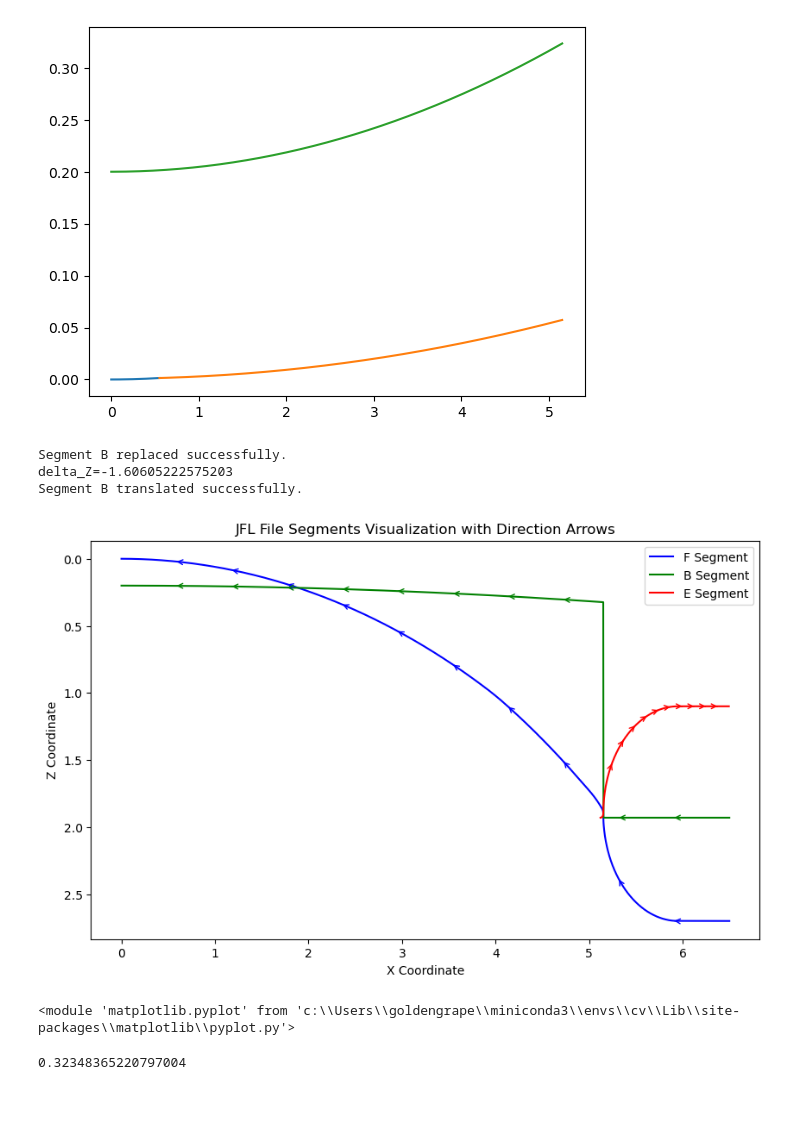
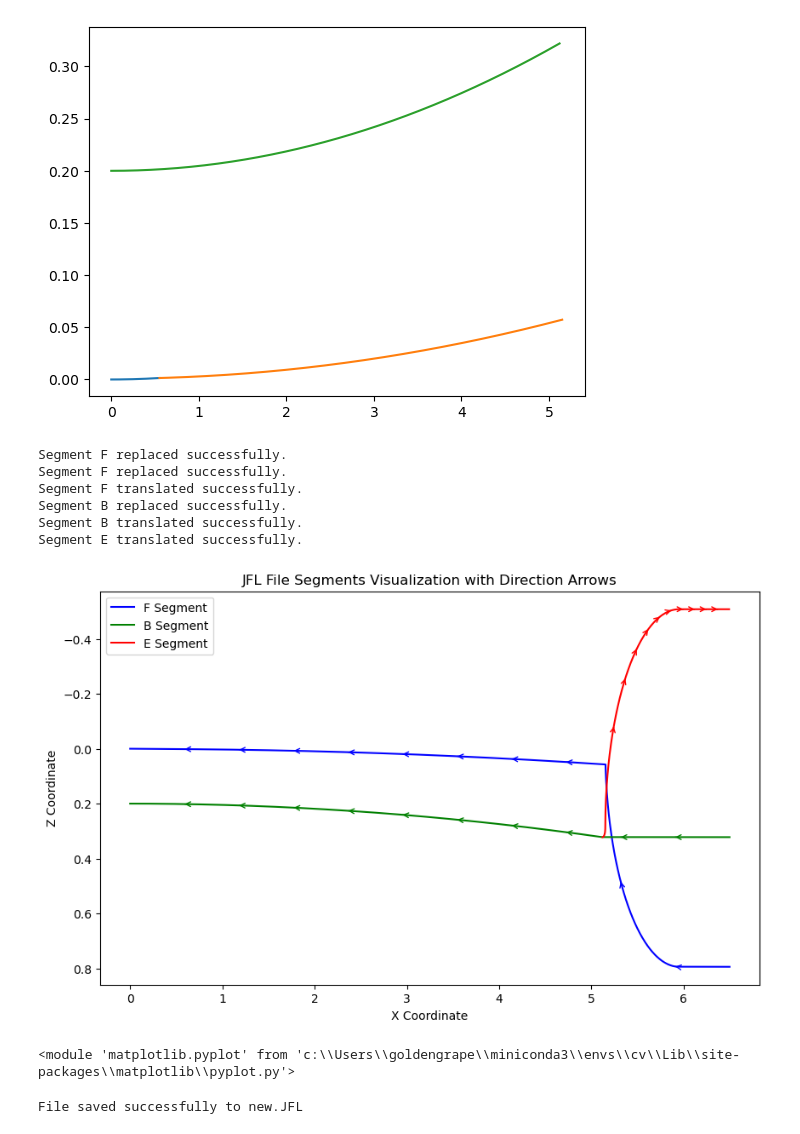
Before and after one commit to GAUSHCLEAR/jfl_to_conic, a Jupyter notebook: microlens_on_RGP.ipynb, the cells around one changed output. Cells and saved outputs as stored; diff of their text form; code cells hidden in the pictures; blank space fills up the shorter version.

Commit message:
Add optional parameter to specify head for translation

```diff
--- a/microlens_on_RGP.ipynb
+++ b/microlens_on_RGP.ipynb
@@ -16,7 +16,7 @@ whole_lens_semi_diameter=7
 
 base_lens_back_R=107.4545
 base_lens_back_Q=0
-base_lens_back_semi_diameter=base_lens_semi_diameter
+base_lens_back_semi_diameter=5.12
 
 center_thickness=0.2
 # %%
@@ -42,32 +42,38 @@ plt.show()
 # %% [output]
 [figure]
 # %%
-# segments1=replace_segment(segments,'F',
-#             0,
-#             microlens_semi_diameter,
-#             microlens_sag)
-# segments2=replace_segment(segments1,'F',
-#             microlens_semi_diameter,
-#             base_lens_semi_diameter,
-#             base_lens_sag)
-# segments3=translate_segment(segments2,'F',
-#             base_lens_semi_diameter,whole_lens_semi_diameter,
-#             base_lens_sag[0])
-segments4=replace_segment(segments,'B',
+segments1=replace_segment(segments,'F',
+            0,
+            microlens_semi_diameter,
+            microlens_sag)
+segments2=replace_segment(segments1,'F',
+            microlens_semi_diameter,
+            base_lens_semi_diameter,
+            base_lens_sag)
+segments3=translate_segment(segments2,'F',
+            base_lens_semi_diameter,whole_lens_semi_diameter,
+            base_lens_sag[0])
+segments4=replace_segment(segments3,'B',
             0,
             base_lens_back_semi_diameter,
             base_lens_back_sag)
 segments5=translate_segment(segments4,'B',
             base_lens_back_semi_diameter,whole_lens_semi_diameter,
             base_lens_back_sag[0])
-plot_jfl_segments_with_arrows(segments4)
+segments6=translate_segment(segments5,'E',
+            base_lens_back_semi_diameter,whole_lens_semi_diameter,
+            base_lens_back_sag[0],head='min')
+plot_jfl_segments_with_arrows(segments6)
 # %% [output]
+Segment F replaced successfully.
+Segment F replaced successfully.
+Segment F translated successfully.
 Segment B replaced successfully.
-delta_Z=-1.60605222575203
 Segment B translated successfully.
+Segment E translated successfully.
-[figure, old version]
+[figure, new version]
 <module 'matplotlib.pyplot' from 'c:\\Users\\goldengrape\\miniconda3\\envs\\cv\\Lib\\site-packages\\matplotlib\\pyplot.py'>
-# %%
-base_lens_back_sag[0]
-# %% [output]
-0.32348365220797004
+# %%
+save_jfl_file(segments6,'new.JFL')
+# %% [output]
+File saved successfully to new.JFL
```
Also changed, not shown: 1 other file.
